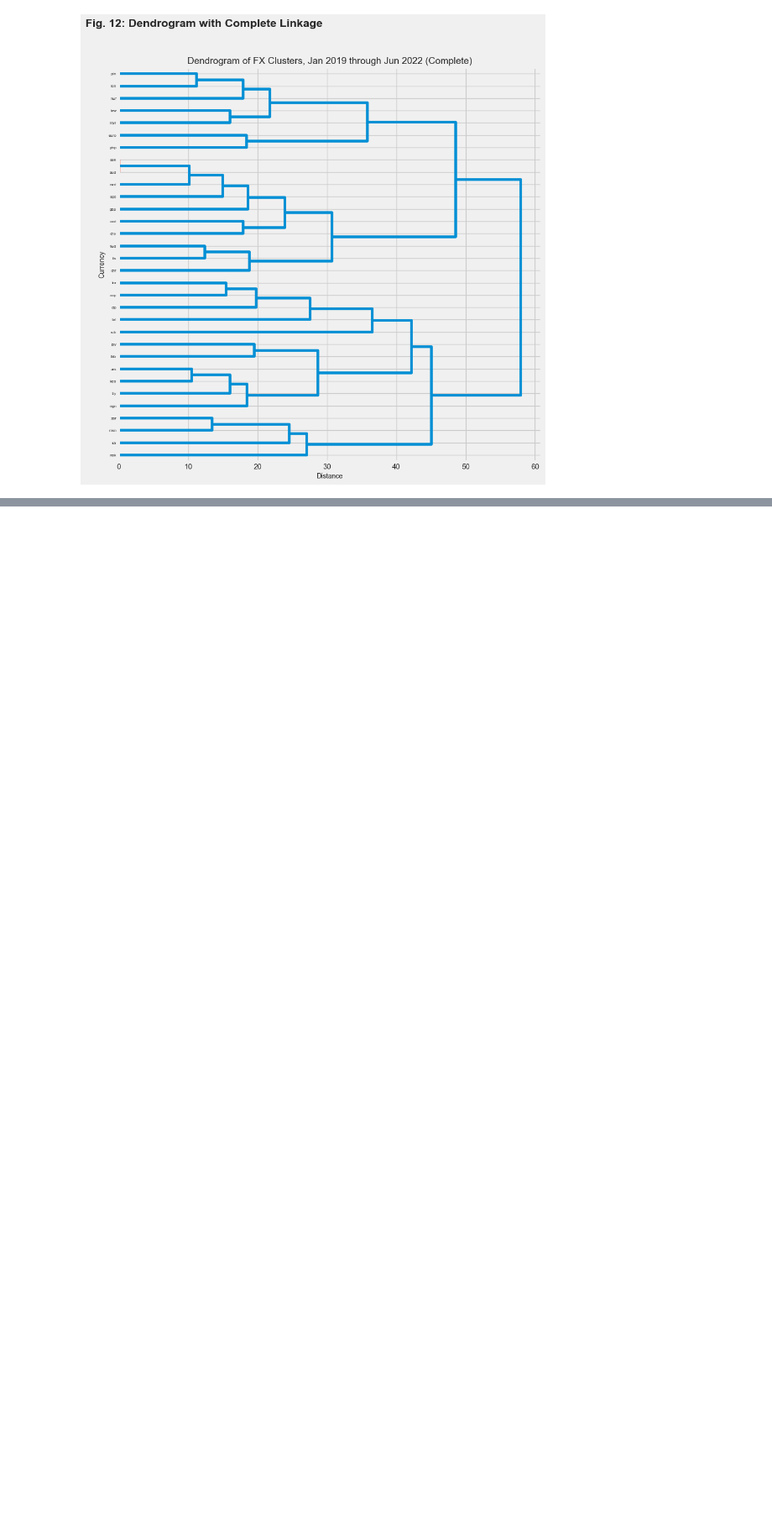
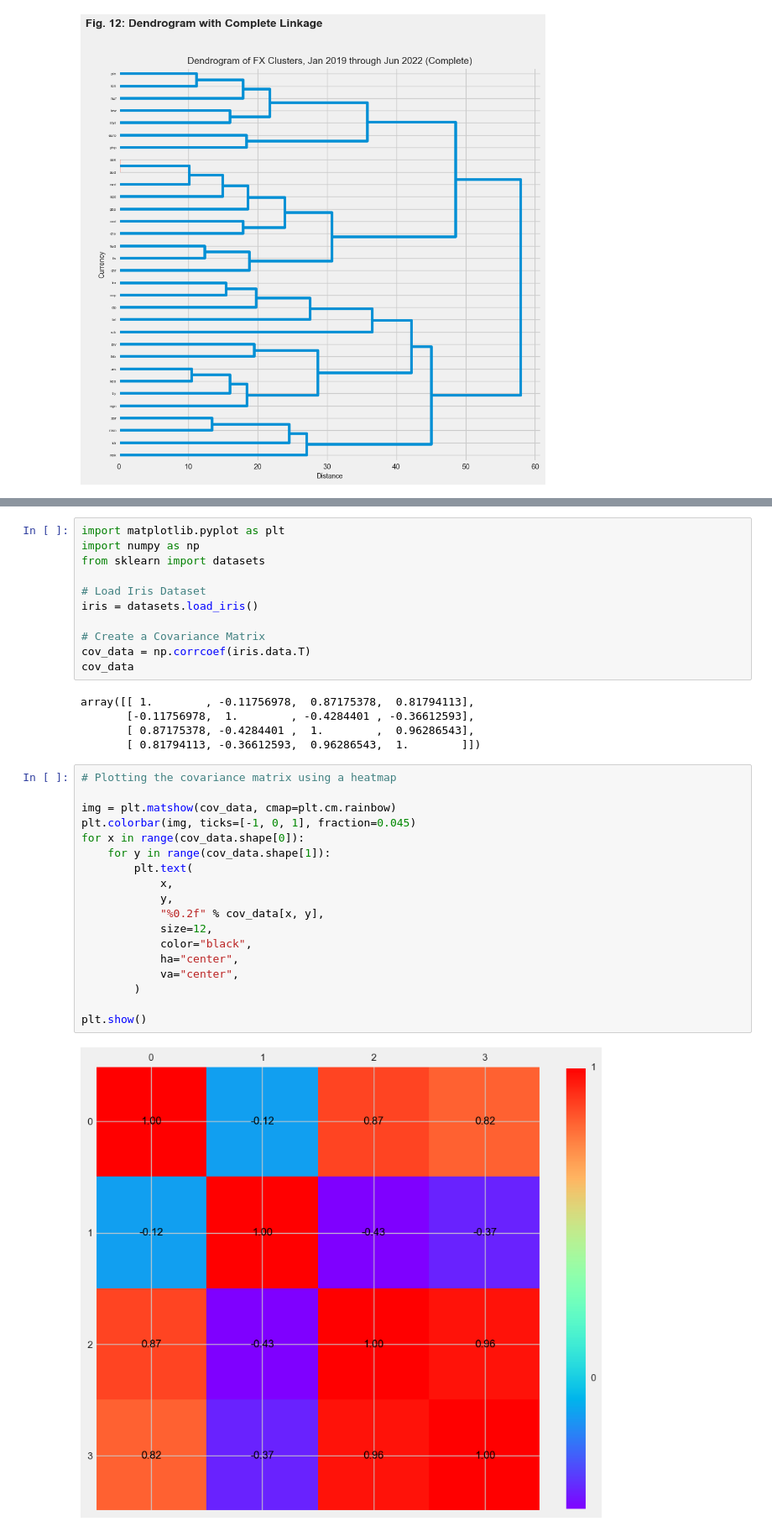
Before and after one commit to adevrent/WQU_DP, a Jupyter notebook: WQU_ML/M2.ipynb, the cells around one changed output, grey strips where cells are left out. Shown at 84% size. Drawn from its saved outputs; the diff is of its cells as text; blank space fills up the shorter version.

```diff
--- a/WQU_ML/M2.ipynb
+++ b/WQU_ML/M2.ipynb
@@ -1311,0 +1339,36 @@ plt.show()
+# %%
+import matplotlib.pyplot as plt
+import numpy as np
+from sklearn import datasets
+
+# Load Iris Dataset
+iris = datasets.load_iris()
+
+# Create a Covariance Matrix
+cov_data = np.corrcoef(iris.data.T)
+cov_data
+# %% [output]
+array([[ 1.        , -0.11756978,  0.87175378,  0.81794113],
+       [-0.11756978,  1.        , -0.4284401 , -0.36612593],
+       [ 0.87175378, -0.4284401 ,  1.        ,  0.96286543],
+       [ 0.81794113, -0.36612593,  0.96286543,  1.        ]])
+# %%
+# Plotting the covariance matrix using a heatmap
+
+img = plt.matshow(cov_data, cmap=plt.cm.rainbow)
+plt.colorbar(img, ticks=[-1, 0, 1], fraction=0.045)
+for x in range(cov_data.shape[0]):
+    for y in range(cov_data.shape[1]):
+        plt.text(
+            x,
+            y,
+            "%0.2f" % cov_data[x, y],
+            size=12,
+            color="black",
+            ha="center",
+            va="center",
+        )
+
+plt.show()
+# %% [output]
+[figure, added]
```
Also changed, not shown: parts of 22 cells of this notebook.
